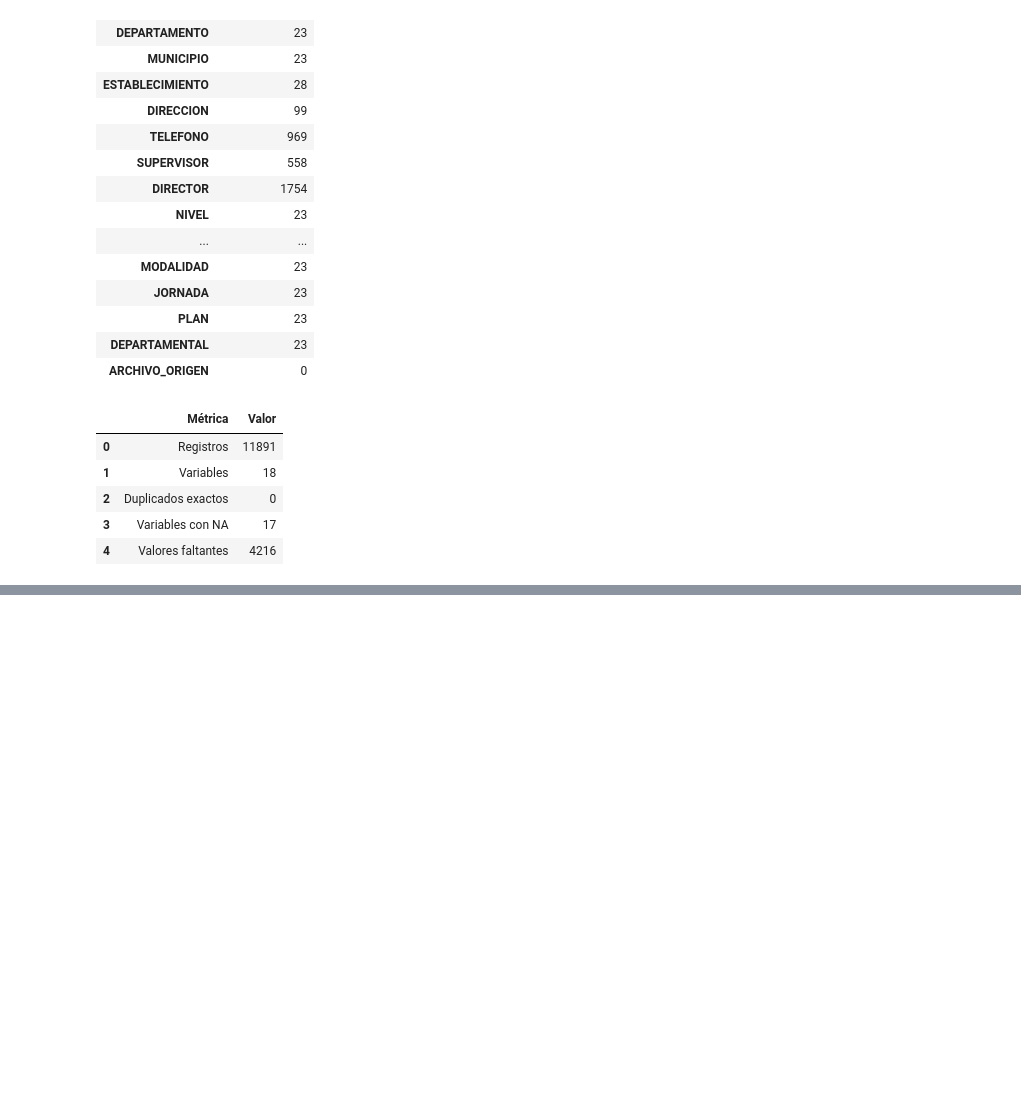
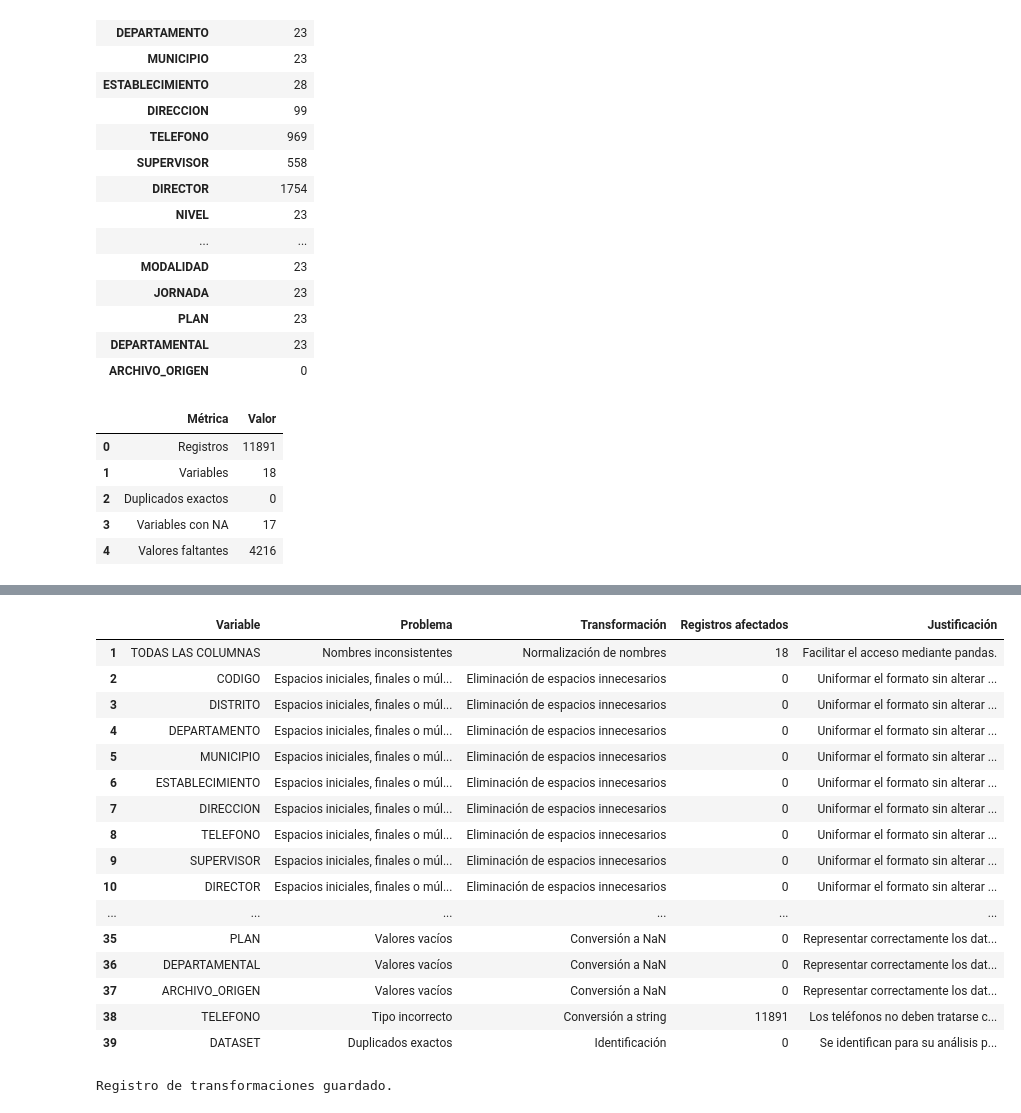
Before and after one commit to Emadlgg/Data_Science, a Jupyter notebook: Proyecto1/Proyecto1.ipynb, the cells around one changed output, grey strips where cells are left out. Drawn from its saved outputs; the diff is of its cells as text; code cells hidden in the pictures; blank space fills up the shorter version.

```diff
--- a/Proyecto1/Proyecto1.ipynb
+++ b/Proyecto1/Proyecto1.ipynb
@@ -686,0 +912,12 @@ resumen
+# %%
+registro_transformaciones = []
+
+def registrar(variable, problema, transformacion, afectados, justificacion):
+
+    registro_transformaciones.append({
+        "Variable": variable,
+        "Problema": problema,
+        "Transformación": transformacion,
+        "Registros afectados": afectados,
+        "Justificación": justificacion
+    })
@@ -686,0 +1131,38 @@ resumen
+# %%
+registro = pd.DataFrame(registro_transformaciones)
+
+registro.index = registro.index + 1
+
+registro
+# %% [output]
+|  | Variable | Problema | Transformación | Registros afectados | Justificación |
+| 1 | TODAS LAS COLUMNAS | Nombres inconsistentes | Normalización de nombres | 18 | Facilitar el acceso mediante pandas. |
+| 2 | CODIGO | Espacios iniciales, finales o múl... | Eliminación de espacios innecesarios | 0 | Uniformar el formato sin alterar ... |
+| 3 | DISTRITO | Espacios iniciales, finales o múl... | Eliminación de espacios innecesarios | 0 | Uniformar el formato sin alterar ... |
+| 4 | DEPARTAMENTO | Espacios iniciales, finales o múl... | Eliminación de espacios innecesarios | 0 | Uniformar el formato sin alterar ... |
+| 5 | MUNICIPIO | Espacios iniciales, finales o múl... | Eliminación de espacios innecesarios | 0 | Uniformar el formato sin alterar ... |
+| 6 | ESTABLECIMIENTO | Espacios iniciales, finales o múl... | Eliminación de espacios innecesarios | 0 | Uniformar el formato sin alterar ... |
+| 7 | DIRECCION | Espacios iniciales, finales o múl... | Eliminación de espacios innecesarios | 0 | Uniformar el formato sin alterar ... |
+| 8 | TELEFONO | Espacios iniciales, finales o múl... | Eliminación de espacios innecesarios | 0 | Uniformar el formato sin alterar ... |
+| 9 | SUPERVISOR | Espacios iniciales, finales o múl... | Eliminación de espacios innecesarios | 0 | Uniformar el formato sin alterar ... |
+| 10 | DIRECTOR | Espacios iniciales, finales o múl... | Eliminación de espacios innecesarios | 0 | Uniformar el formato sin alterar ... |
+| ... | ... | ... | ... | ... | ... |
+| 35 | PLAN | Valores vacíos | Conversión a NaN | 0 | Representar correctamente los dat... |
+| 36 | DEPARTAMENTAL | Valores vacíos | Conversión a NaN | 0 | Representar correctamente los dat... |
+| 37 | ARCHIVO_ORIGEN | Valores vacíos | Conversión a NaN | 0 | Representar correctamente los dat... |
+| 38 | TELEFONO | Tipo incorrecto | Conversión a string | 11891 | Los teléfonos no deben tratarse c... |
+| 39 | DATASET | Duplicados exactos | Identificación | 0 | Se identifican para su análisis p... |
+# %%
+registro.to_csv(
+
+    CLEAN_FOLDER / "registro_transformaciones.csv",
+
+    index=False,
+
+    encoding="utf-8-sig"
+
+)
+
+print("Registro de transformaciones guardado.")
+# %% [output]
+Registro de transformaciones guardado.
```
Also changed, not shown: parts of 74 cells of this notebook, 33 other files.
